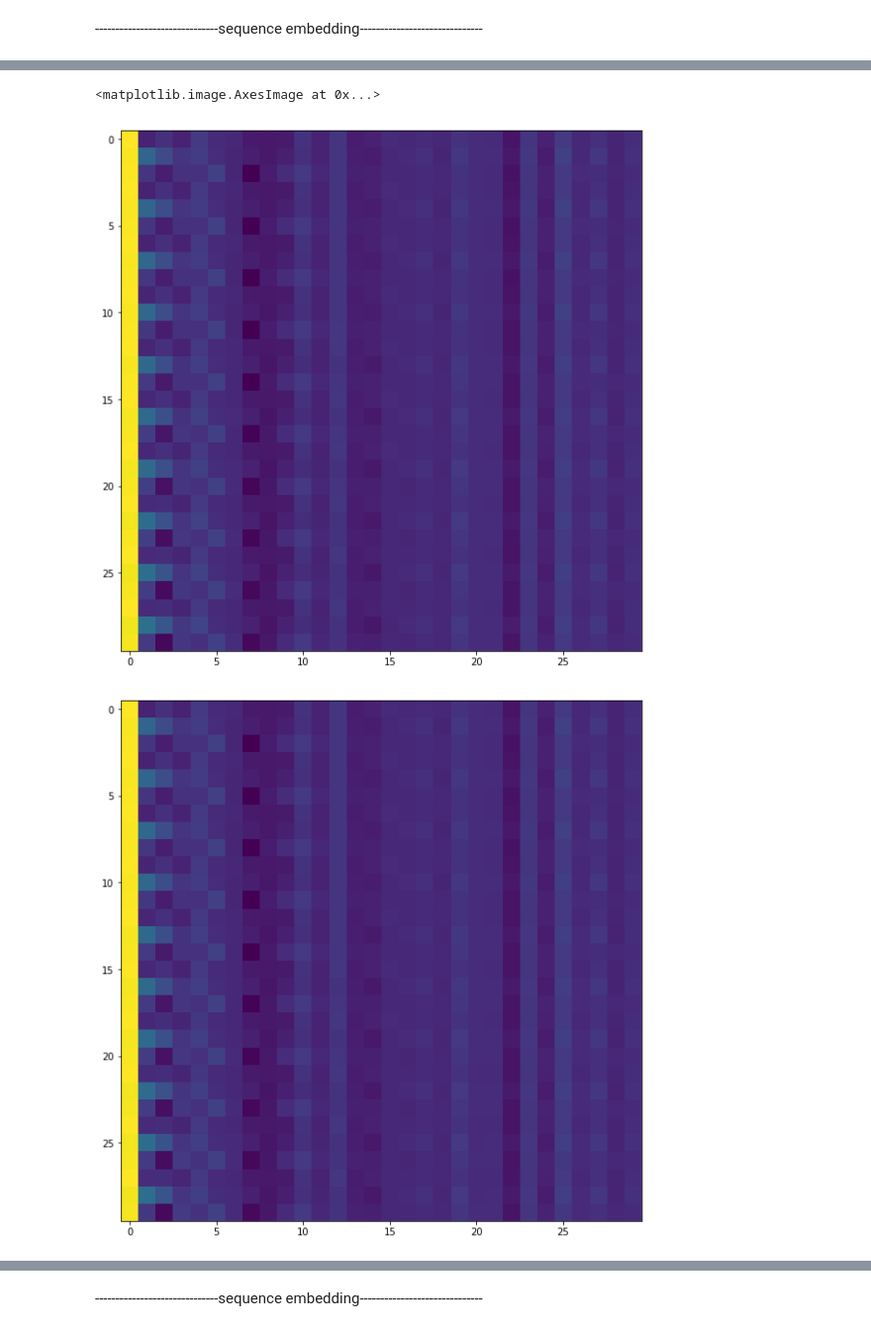
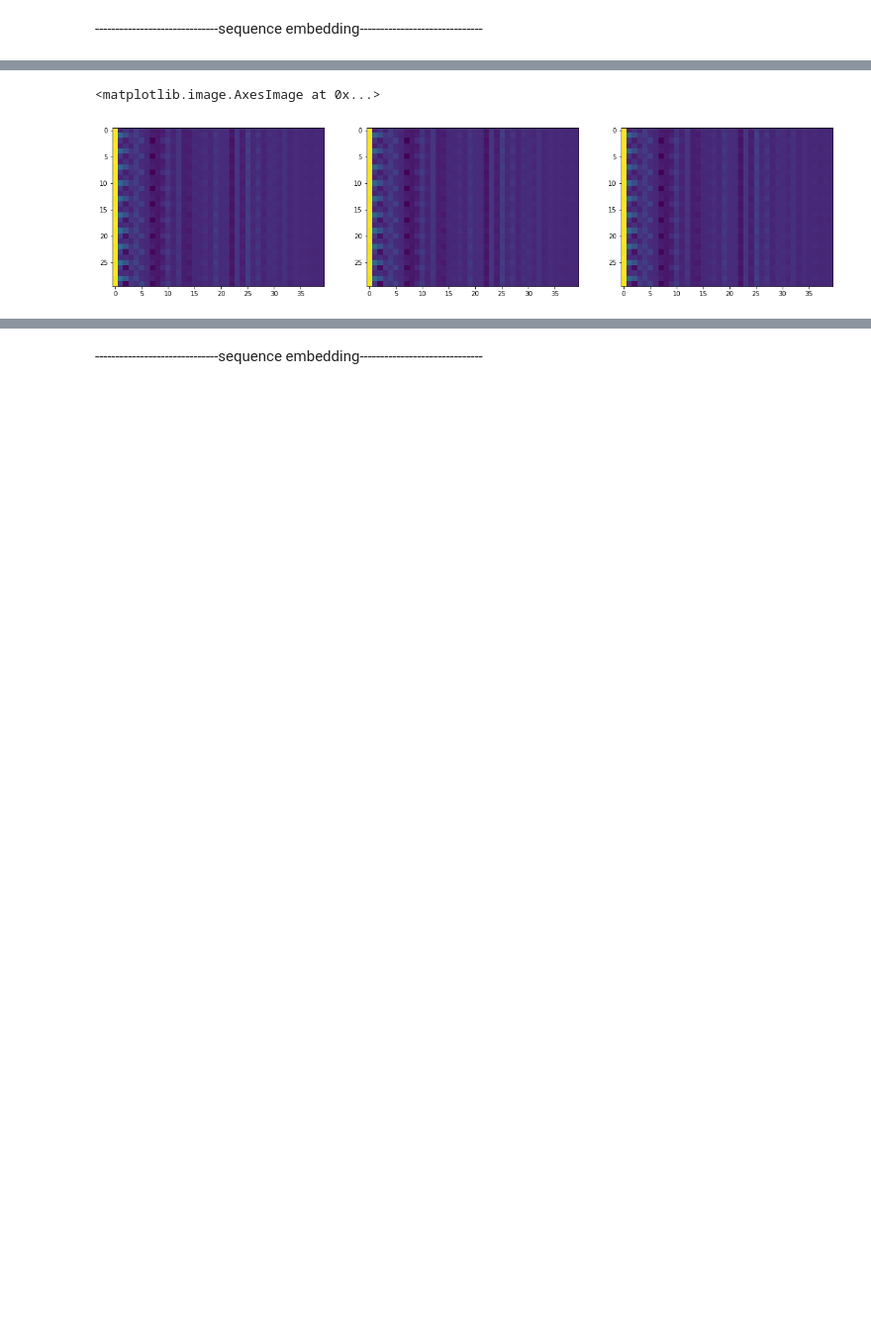
Before and after one commit to abbasloo/dnnAutoEm, a Jupyter notebook: carCrashLBO.ipynb, the cells around one changed output, grey strips where cells are left out. Shown at 99% size. Cells and saved outputs as stored; diff of their text form; code cells hidden in the pictures; blank space fills up the shorter version.

```diff
--- a/carCrashLBO.ipynb
+++ b/carCrashLBO.ipynb
@@ -22,7 +22,7 @@ with open(filename) as f:
 data = [x.strip() for x in data]
 data = sorted(data, key=lambda x:x[0:4])[0::stride]
 print (len(data), np.int(len(data)/st))
-for i in range(5*st):
+for i in range(2*st):
     print (data[i])
 #print (data[len(data)-1])
 #for i in range(len(data)):
@@ -48,6 +48,6 @@ f005_S2000001_55.mat
 # %%
 DATA = []
-d = 30
+d = 40
 #hm = 20*st
 hm = len(data)
 dimm = 1714
@@ -170,7 +169,7 @@ for i in range(0, st):
 cl = np.zeros((dim2*st))
 for i in range(dim2):
     for j in range(st):
-        cl[i*st + j] = j*(st/255.0)
+        cl[i*st + j] = j*(255.0/st)
 ax = fig.add_subplot(111, projection='3d')
 ax.scatter(x_reduced[0:dim2*st, 0], x_reduced[0:dim2*st, 1], x_reduced[0:dim2*st, 2], c=cl, marker=m[0], alpha=0.5)
 ax.plot(x_reduced[dim2*st:(dim2+1)*st, 0], x_reduced[dim2*st:(dim2+1)*st, 1], x_reduced[dim2*st:(dim2+1)*st, 2], c=c[1], marker=m[1])
@@ -315,8 +313,8 @@ dim3 = 100
 # %%
-plt.figure(figsize=(10, 10)); plt.imshow(DATA3[dim3-1])
-plt.figure(figsize=(10, 10)); plt.imshow(DATA3[dim3])
-plt.figure(figsize=(10, 10)); plt.imshow(DATA3[dim3+1])
+plt.figure(figsize=(20, 60));
+plt.subplot(1,3,1); plt.imshow(DATA3[dim3-1])
+plt.subplot(1,3,2); plt.imshow(DATA3[dim3])
+plt.subplot(1,3,3); plt.imshow(DATA3[dim3+1])
 # %% [output]
 <matplotlib.image.AxesImage at 0x...>
-[figure, old version]
+[figure, new version]
-[figure, removed]
```
Also changed, not shown: parts of 22 cells of this notebook.
